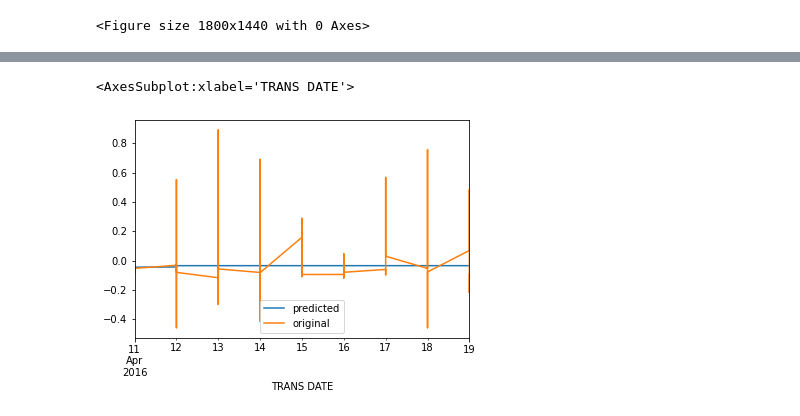
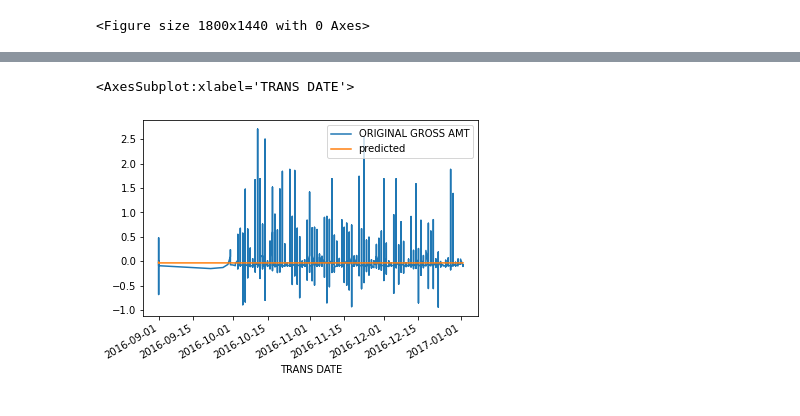
Before and after one commit to ddlandim/DS-BirminghamCardTransactions, a Jupyter notebook: notebooks/BirminghamCC_PurchaseCardTransactions.ipynb, the cells around one changed output, grey strips where cells are left out. Saved outputs shown, nothing was run; the diff lists cells and outputs as text; code cells hidden in the pictures.

Commit message:
ARIMA DONE
steps with arima done, but model results are underfitted

```diff
--- a/notebooks/BirminghamCC_PurchaseCardTransactions.ipynb
+++ b/notebooks/BirminghamCC_PurchaseCardTransactions.ipynb
@@ -1290 +1290,3 @@ Total fit time: 1530.852 seconds
+# %%
+arima_model_fit = arima_model.fit(train_set['ORIGINAL GROSS AMT'])
 # %%
@@ -1314,4 +1316,2 @@ SARIMAX Results
 Warnings:
 [1] Covariance matrix calculated using the outer product of gradients (complex-step).
-# %%
-arima_model_fit = arima_model.fit(train_set)
@@ -1355,0 +1339,5 @@ arima_model_fit_prediction
+# %%
+auto_arima_predictions = pd.DataFrame()
+auto_arima_predictions['ORIGINAL GROSS AMT'] = test_set['ORIGINAL GROSS AMT']
+auto_arima_predictions['predicted'] = arima_model_fit.predict(n_periods = len(test_set['ORIGINAL GROSS AMT']))
+auto_arima_predictions
@@ -1356,5 +1359,5 @@ arima_model_fit_prediction
 # %%
-arima_model_fit_prediction.plot()
+auto_arima_predictions.plot()
 # %% [output]
 <AxesSubplot:xlabel='TRANS DATE'>
-[figure, old version]
+[figure, new version]
```
Also changed, not shown: parts of 9 cells of this notebook.
